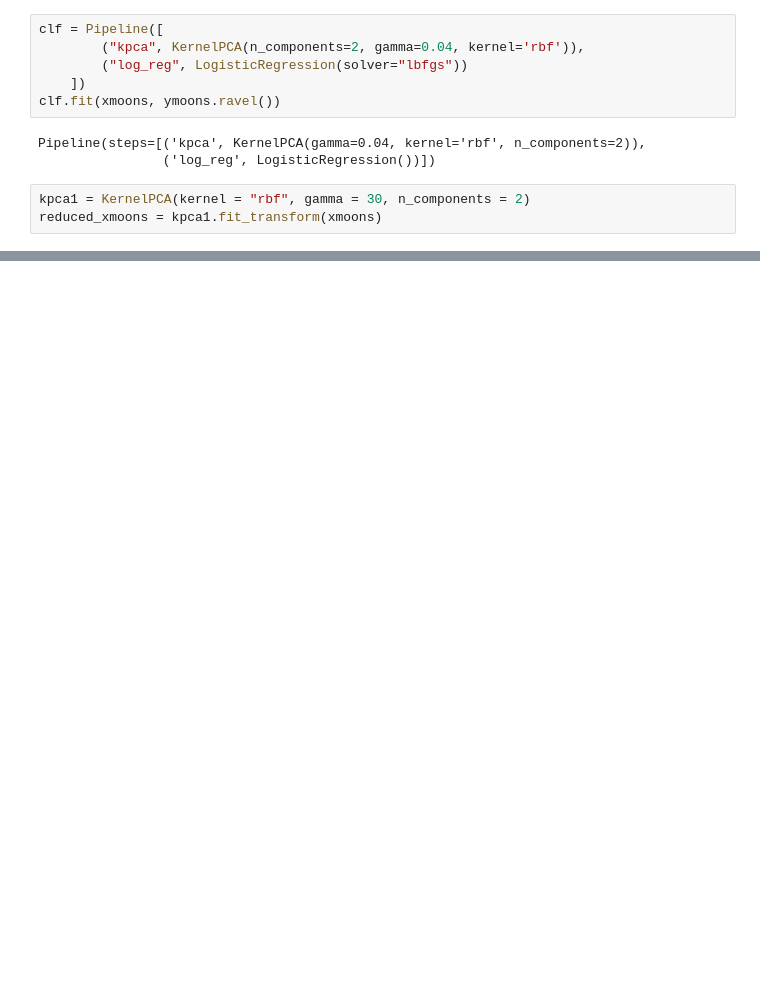
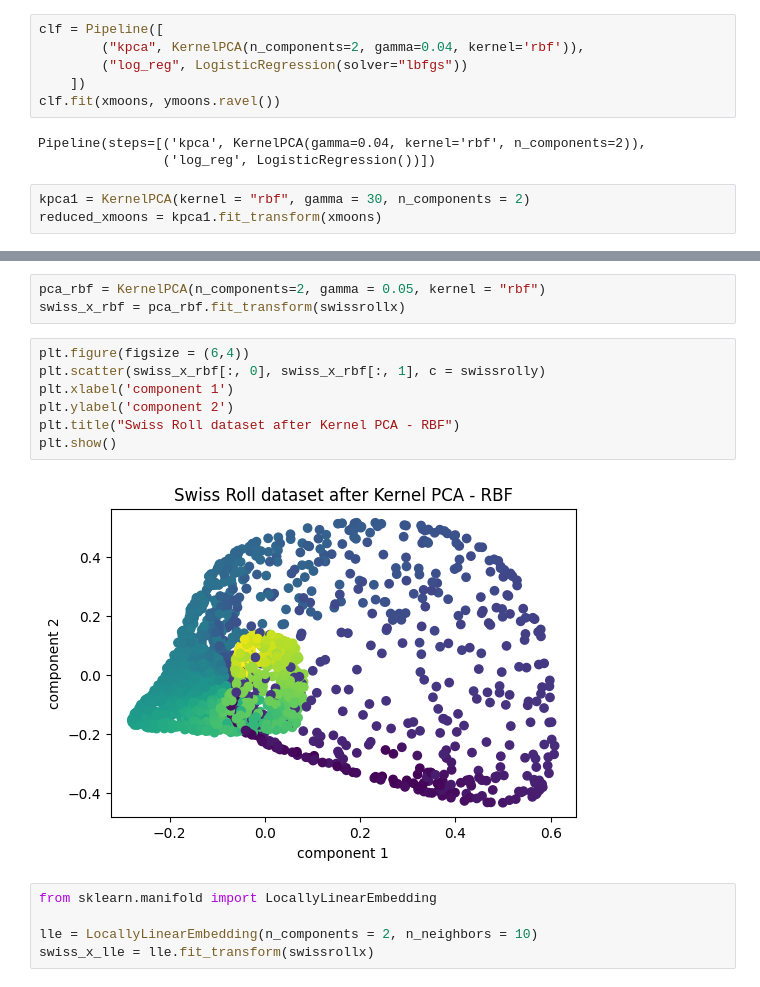
Before and after one commit to aayushi-y/Machine-learning-, a Jupyter notebook: machine-learning-book-chapter-8.ipynb, the cells around one changed output, grey strips where cells are left out. Saved outputs shown, nothing was run; the diff lists cells and outputs as text; blank space fills up the shorter version.

```diff
--- a/machine-learning-book-chapter-8.ipynb
+++ b/machine-learning-book-chapter-8.ipynb
@@ -155,0 +192,17 @@ plt.show()
+# %%
+pca_rbf = KernelPCA(n_components=2, gamma = 0.05, kernel = "rbf")
+swiss_x_rbf = pca_rbf.fit_transform(swissrollx)
+# %%
+plt.figure(figsize = (6,4))
+plt.scatter(swiss_x_rbf[:, 0], swiss_x_rbf[:, 1], c = swissrolly)
+plt.xlabel('component 1')
+plt.ylabel('component 2')
+plt.title("Swiss Roll dataset after Kernel PCA - RBF")
+plt.show()
+# %% [output]
+[figure, added]
+# %%
+from sklearn.manifold import LocallyLinearEmbedding
+
+lle = LocallyLinearEmbedding(n_components = 2, n_neighbors = 10)
+swiss_x_lle = lle.fit_transform(swissrollx)
```
Also changed, not shown: parts of 10 cells of this notebook.
